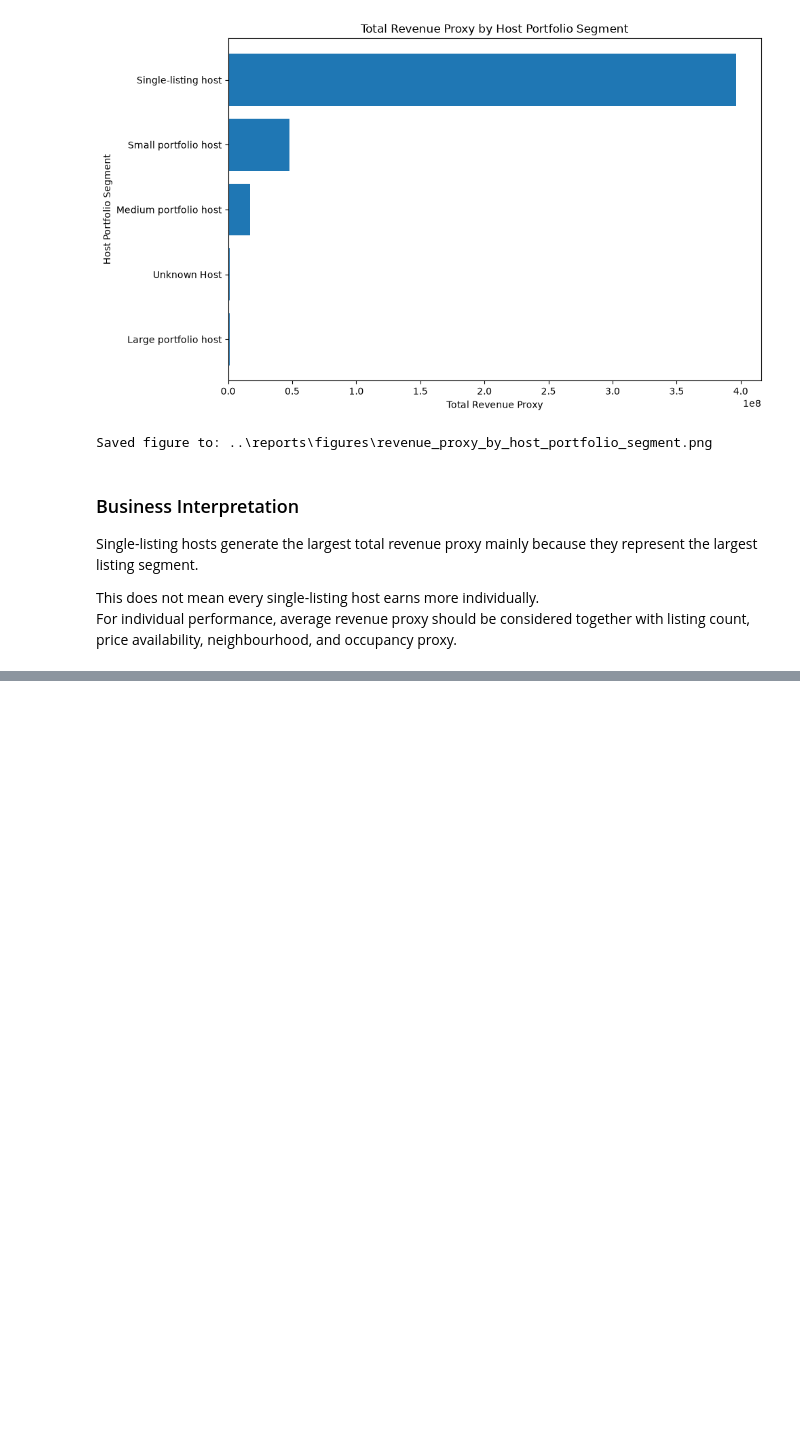
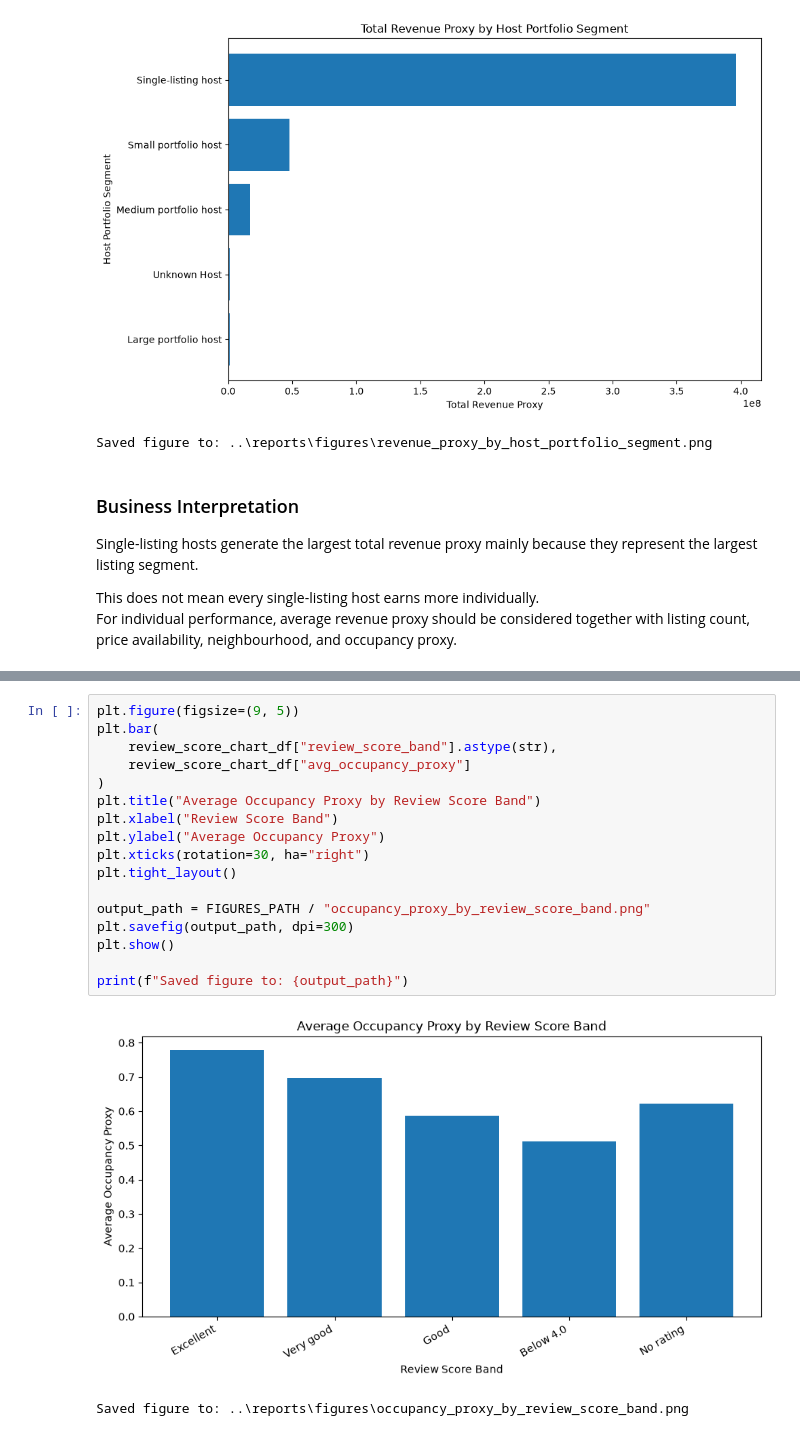
Before and after one commit to Tnadeeja/Inside-Airbnb-Market-Intelligence-Platform-Data-Engineering-Analytics-AI, a Jupyter notebook: notebooks/03_eda_business_analysis.ipynb, the cells around one changed output, grey strips where cells are left out. Saved outputs shown, nothing was run; the diff lists cells and outputs as text; blank space fills up the shorter version.

```diff
--- a/notebooks/03_eda_business_analysis.ipynb
+++ b/notebooks/03_eda_business_analysis.ipynb
@@ -532,0 +629,20 @@ For individual performance, average revenue proxy should be considered together
+# %%
+plt.figure(figsize=(9, 5))
+plt.bar(
+    review_score_chart_df["review_score_band"].astype(str),
+    review_score_chart_df["avg_occupancy_proxy"]
+)
+plt.title("Average Occupancy Proxy by Review Score Band")
+plt.xlabel("Review Score Band")
+plt.ylabel("Average Occupancy Proxy")
+plt.xticks(rotation=30, ha="right")
+plt.tight_layout()
+
+output_path = FIGURES_PATH / "occupancy_proxy_by_review_score_band.png"
+plt.savefig(output_path, dpi=300)
+plt.show()
+
+print(f"Saved figure to: {output_path}")
+# %% [output]
+[figure, added]
+Saved figure to: ..\reports\figures\occupancy_proxy_by_review_score_band.png
```
Also changed, not shown: parts of 11 cells of this notebook, 4 other files.
